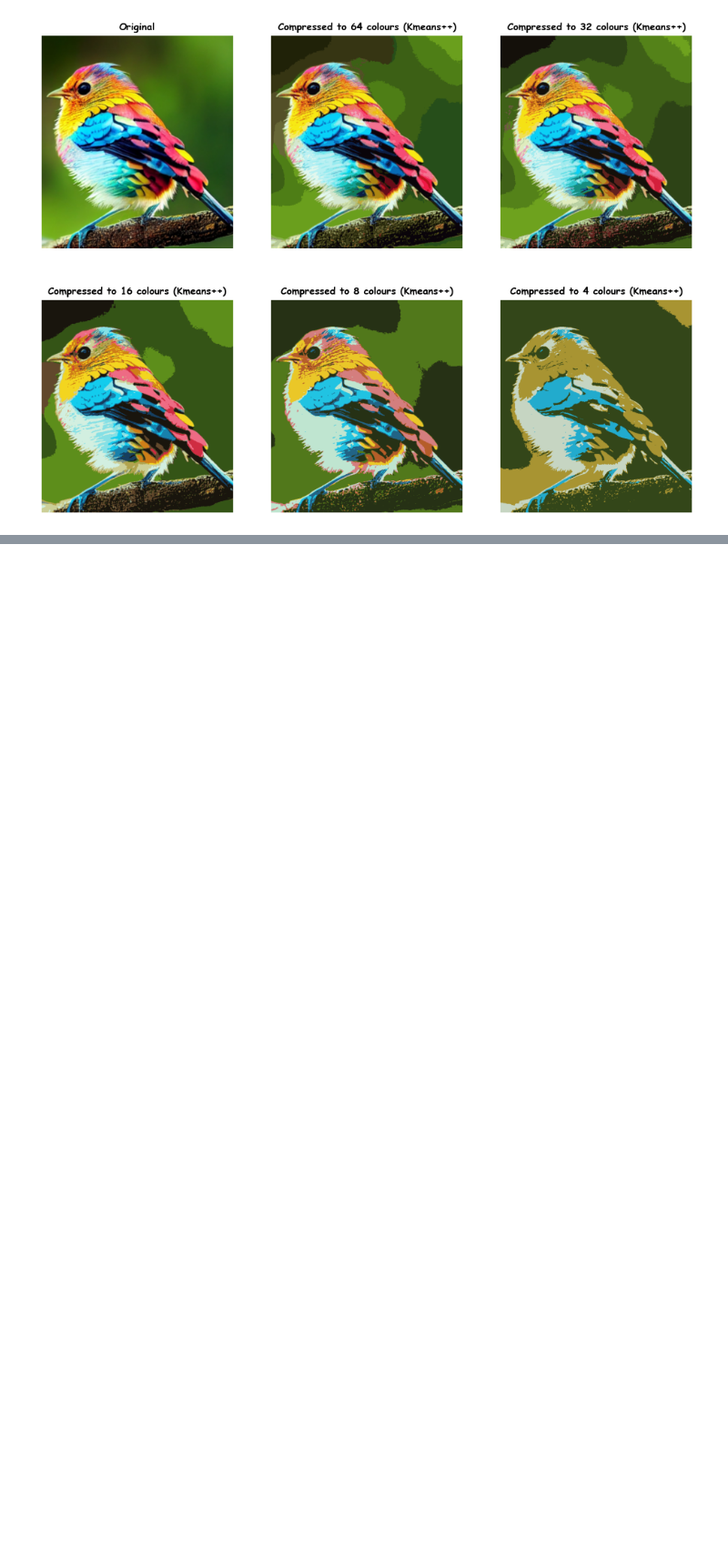
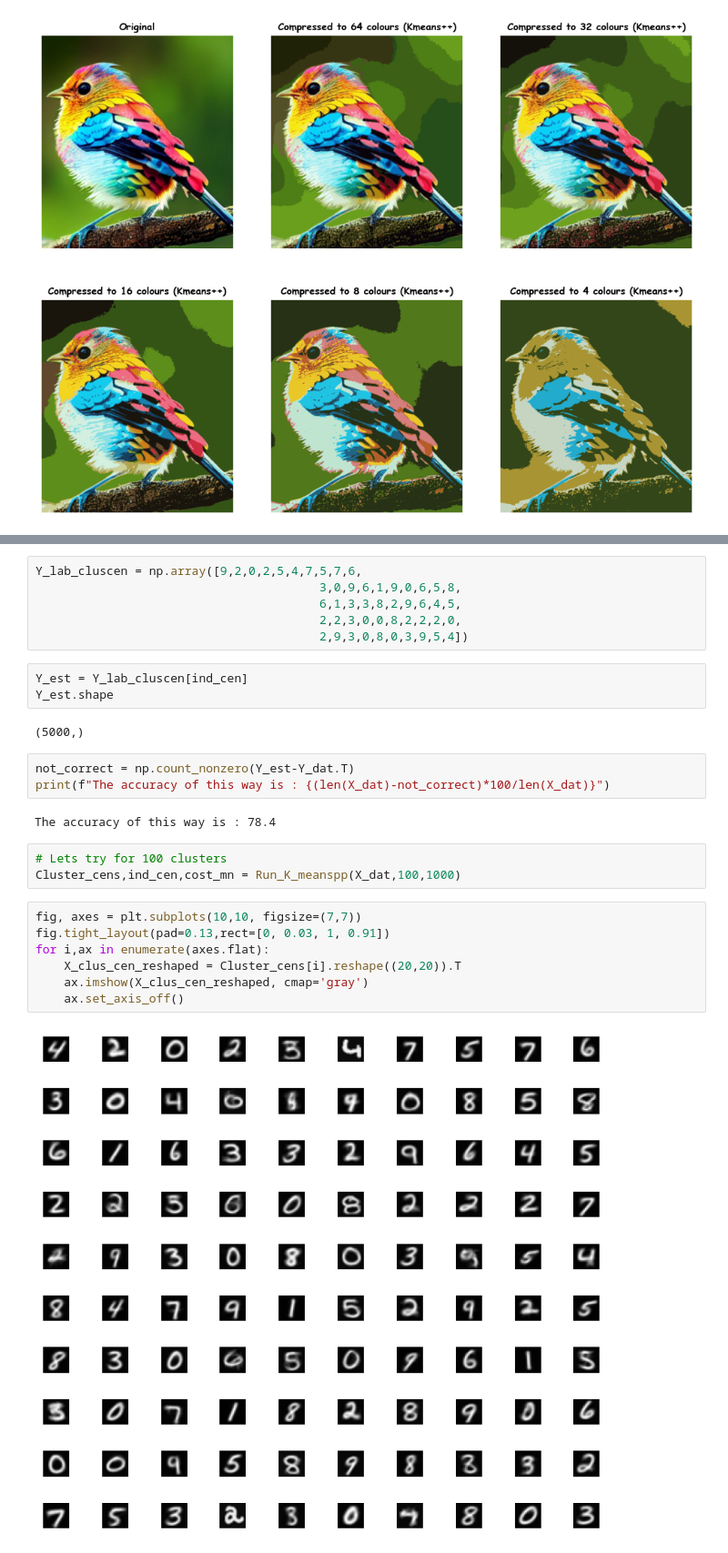
Before and after one commit to Instinct-123/UL_KMeans, a Jupyter notebook: K_means_pp.ipynb, the cells around one changed output, grey strips where cells are left out. Shown at 91% size. Saved outputs shown, nothing was run; the diff lists cells and outputs as text; blank space fills up the shorter version.

```diff
--- a/K_means_pp.ipynb
+++ b/K_means_pp.ipynb
@@ -541,0 +584,28 @@ plt.show()
+# %%
+Y_lab_cluscen = np.array([9,2,0,2,5,4,7,5,7,6,
+                                        3,0,9,6,1,9,0,6,5,8,
+                                        6,1,3,3,8,2,9,6,4,5,
+                                        2,2,3,0,0,8,2,2,2,0,
+                                        2,9,3,0,8,0,3,9,5,4])
+# %%
+Y_est = Y_lab_cluscen[ind_cen]
+Y_est.shape
+# %% [output]
+(5000,)
+# %%
+not_correct = np.count_nonzero(Y_est-Y_dat.T)
+print(f"The accuracy of this way is : {(len(X_dat)-not_correct)*100/len(X_dat)}")
+# %% [output]
+The accuracy of this way is : 78.4
+# %%
+# Lets try for 100 clusters
+Cluster_cens,ind_cen,cost_mn = Run_K_meanspp(X_dat,100,1000)
+# %%
+fig, axes = plt.subplots(10,10, figsize=(7,7))
+fig.tight_layout(pad=0.13,rect=[0, 0.03, 1, 0.91])
+for i,ax in enumerate(axes.flat):
+    X_clus_cen_reshaped = Cluster_cens[i].reshape((20,20)).T
+    ax.imshow(X_clus_cen_reshaped, cmap='gray')
+    ax.set_axis_off()
+# %% [output]
+[figure, added]
```
Also changed, not shown: parts of 11 cells of this notebook, 2 other files.
